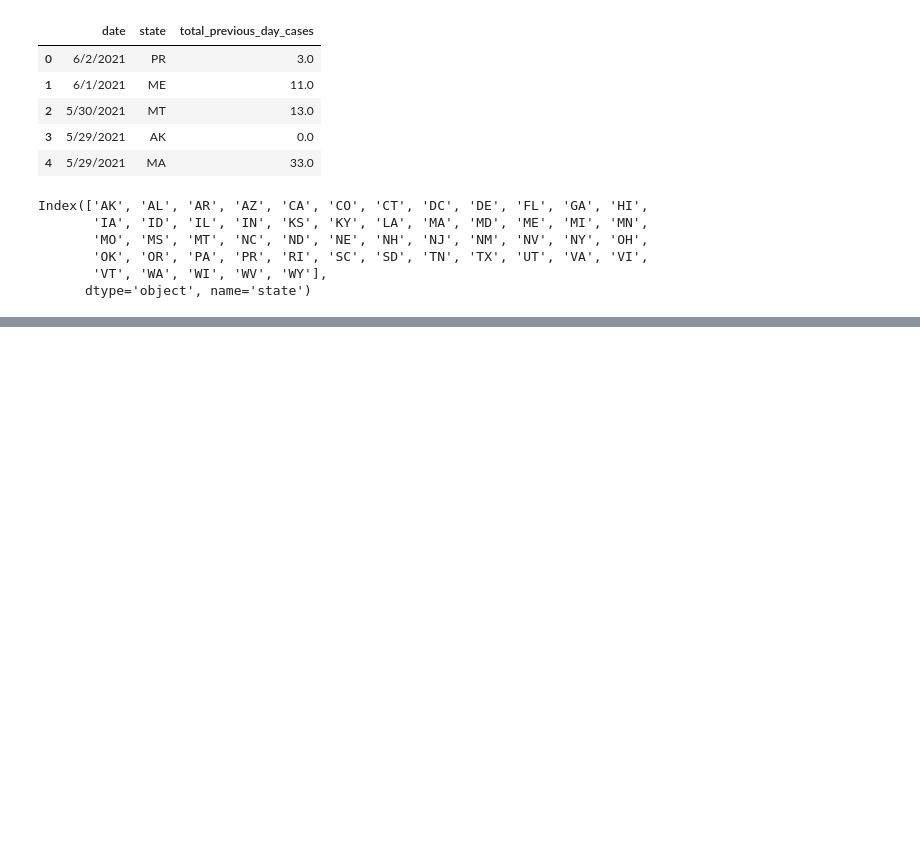
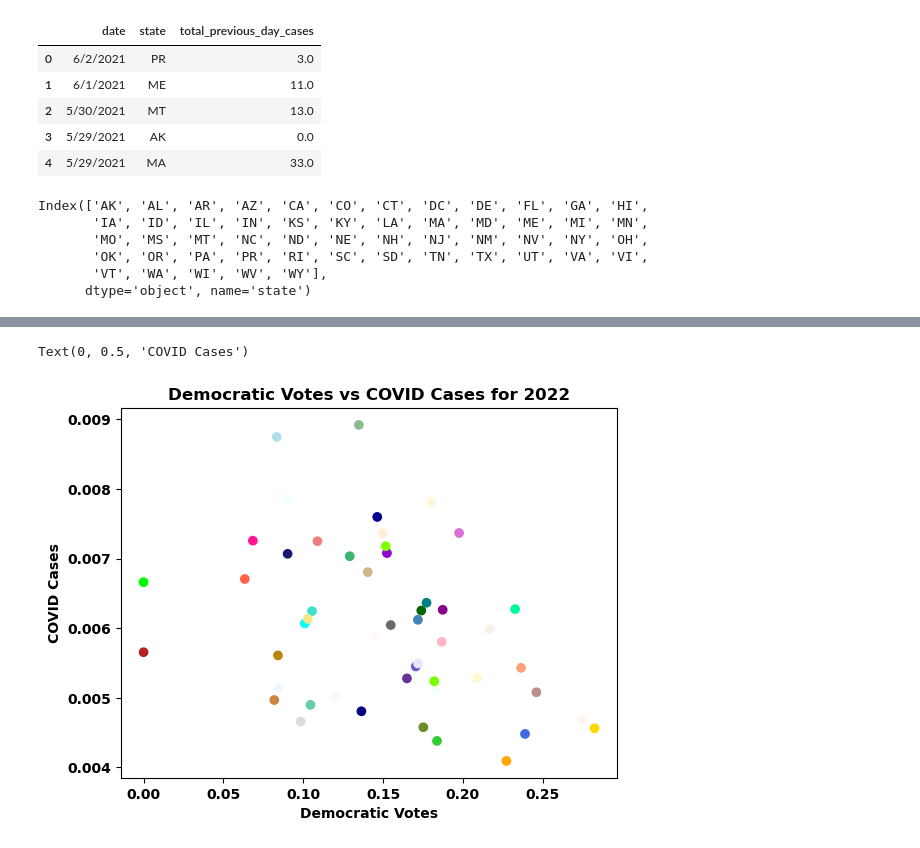
Before and after one commit to IanSinColorado/PoliticsAndCovid, a Jupyter notebook: dataCompression.ipynb, the cells around one changed output, grey strips where cells are left out. Saved outputs shown, nothing was run; the diff lists cells and outputs as text; code cells hidden in the pictures; blank space fills up the shorter version.

```diff
--- a/dataCompression.ipynb
+++ b/dataCompression.ipynb
@@ -130,8 +150,9 @@ covid_df.head()
 | 3 | 5/29/2021 | AK | 0.0 |
 | 4 | 5/29/2021 | MA | 33.0 |
 # %%
+# Create month and year columns to properly add up and categorize the data
 covid_df['month'] = covid_df['date'].str.split('/').str[0]
-covid_df['year'] = covid_df['date'].str.split('/').str[2]
+covid_df['year'] = covid_df['date'].str.split('/').str[2].astype(int)
 # %%
 # Deaths by covid-19
 # deaths_by_year_month_state = covid_df.groupby(['year', 'month', 'state'])['deaths_covid'].sum()
@@ -168,0 +348,14 @@ Index(['AK', 'AL', 'AR', 'AZ', 'CA', 'CO', 'CT', 'DC', 'DE', 'FL', 'GA', 'HI',
+# %%
+# Plotting Democratic Votes for 2022
+x = []
+y = []
+for s in states:
+    x.append(votes_norm[2022][s]['DEMOCRAT'])
+    y.append(cases_norm[2022][s])
+plt.scatter(x, y, c=random_c_map)
+plt.title("Democratic Votes vs COVID Cases for 2022")
+plt.xlabel("Democratic Votes")
+plt.ylabel("COVID Cases")
+# %% [output]
+Text(0, 0.5, 'COVID Cases')
+[figure, added]
```
Also changed, not shown: parts of 19 cells of this notebook.
